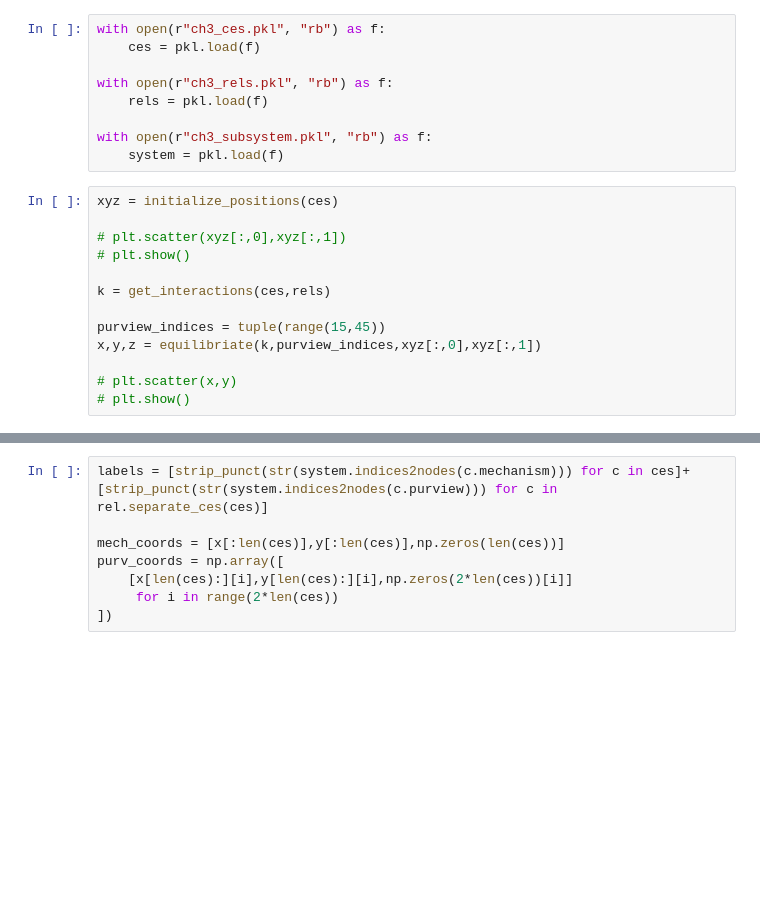
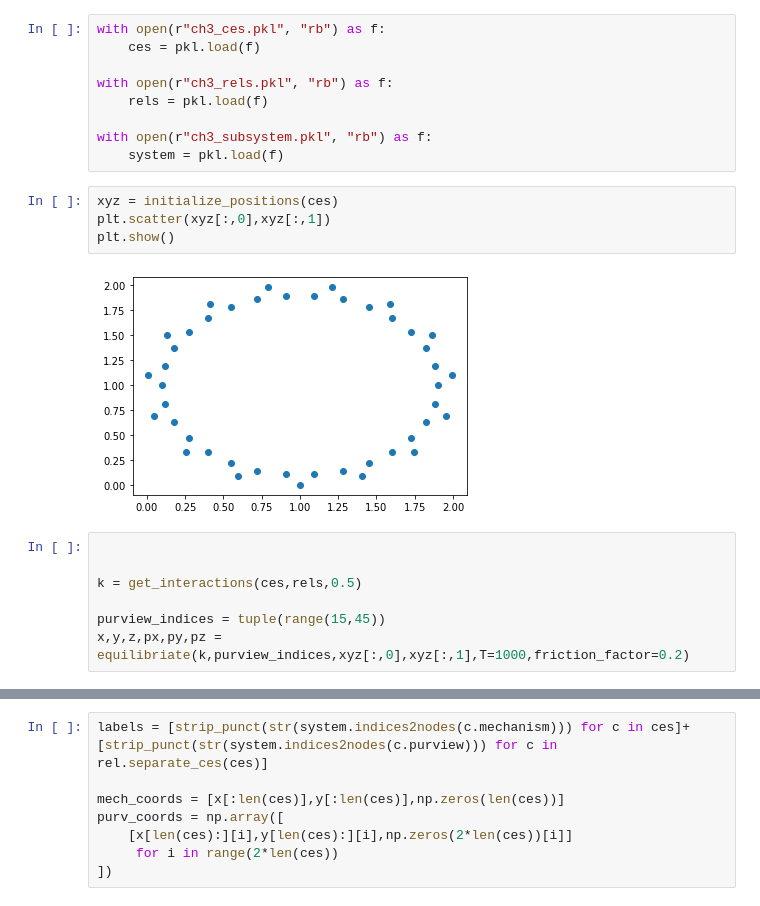
Before and after one commit to matteograsso/pyphi, a Jupyter notebook: spring_plots/spring_plots.ipynb, the cells around one changed output, grey strips where cells are left out. Cells and saved outputs as stored; diff of their text form; blank space fills up the shorter version.

```diff
--- a/spring_plots/spring_plots.ipynb
+++ b/spring_plots/spring_plots.ipynb
@@ -114,16 +132,16 @@ with open(r"ch3_rels.pkl", "rb") as f:
 
 with open(r"ch3_subsystem.pkl", "rb") as f:
     system = pkl.load(f)
+# %%
+xyz = initialize_positions(ces)
+plt.scatter(xyz[:,0],xyz[:,1])
+plt.show()
+# %% [output]
+[figure, added]
 # %%
-xyz = initialize_positions(ces)
 
-# plt.scatter(xyz[:,0],xyz[:,1])
-# plt.show()
 
-k = get_interactions(ces,rels)
+k = get_interactions(ces,rels,0.5)
 
 purview_indices = tuple(range(15,45))
-x,y,z = equilibriate(k,purview_indices,xyz[:,0],xyz[:,1])
-
-# plt.scatter(x,y)
-# plt.show()
+x,y,z,px,py,pz = equilibriate(k,purview_indices,xyz[:,0],xyz[:,1],T=1000,friction_factor=0.2)
```
Also changed, not shown: parts of 16 cells of this notebook.
